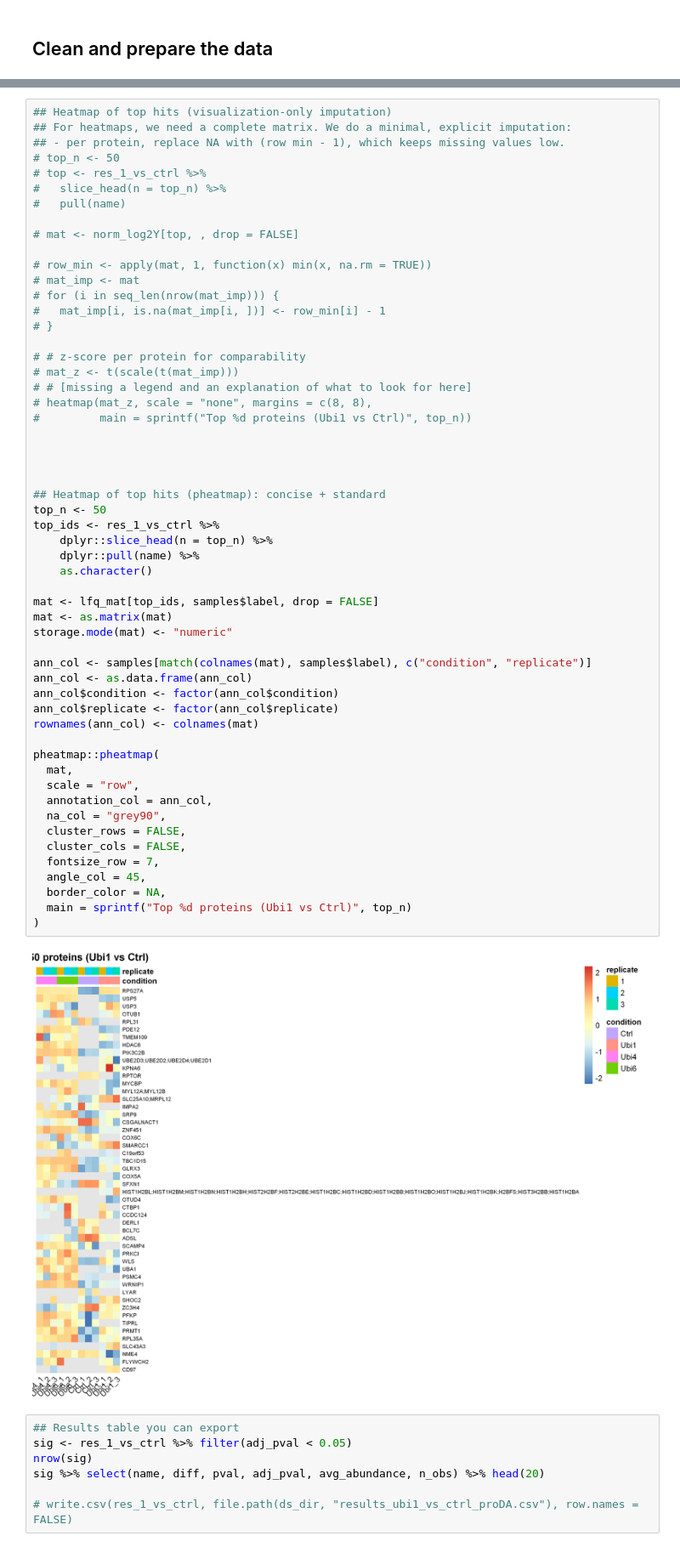
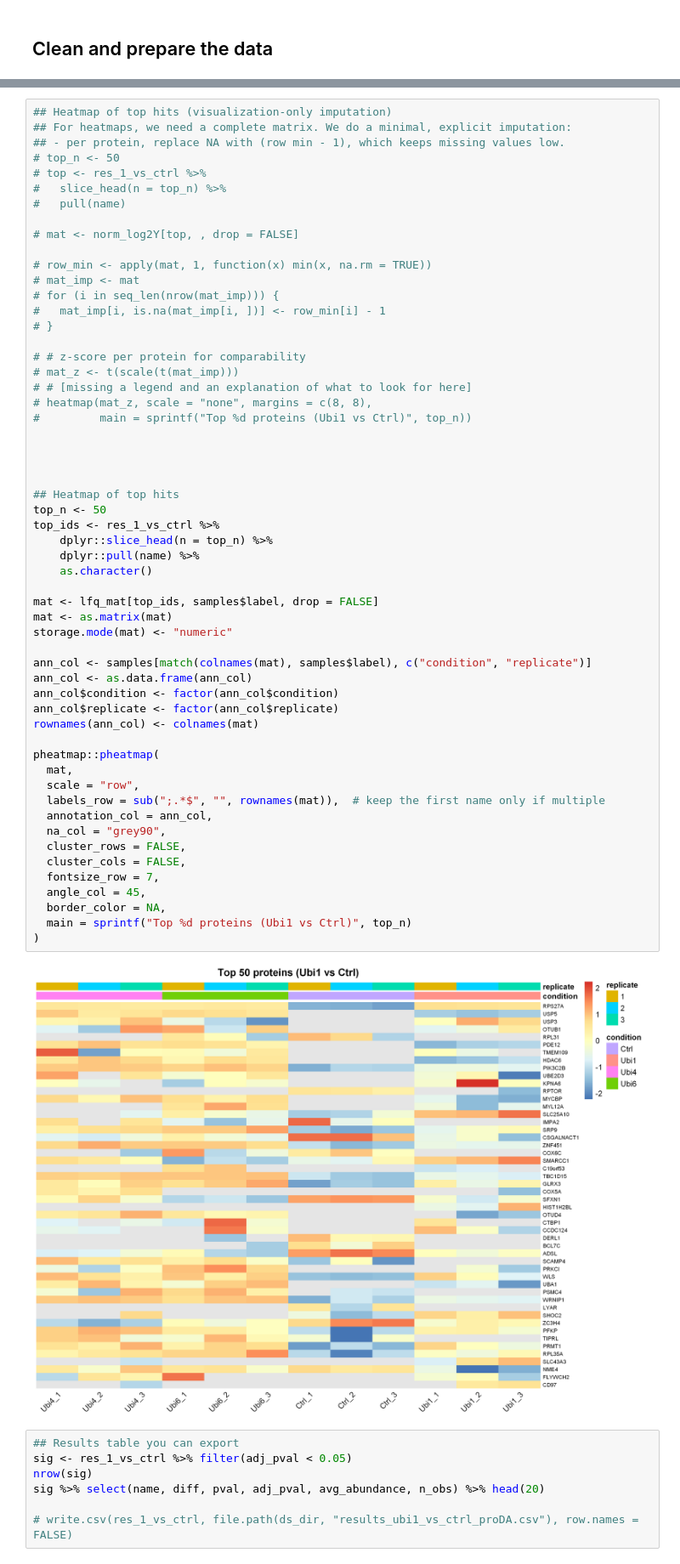
Before and after one commit to meshik/bioinformatics-code-hub, a Jupyter notebook: proteomics/differential_abundance/r.ipynb, the cells around one changed output, grey strips where cells are left out. Shown at 85% size. Cells and saved outputs as stored; diff of their text form.

Commit message:
fix heatmap row name expansion

```diff
--- a/proteomics/differential_abundance/r.ipynb
+++ b/proteomics/differential_abundance/r.ipynb
@@ -301,37 +301,38 @@ Warning message:
 
 
 
-## Heatmap of top hits (pheatmap): concise + standard
+## Heatmap of top hits
 top_n <- 50
 top_ids <- res_1_vs_ctrl %>%
 	dplyr::slice_head(n = top_n) %>%
 	dplyr::pull(name) %>%
 	as.character()
 
 mat <- lfq_mat[top_ids, samples$label, drop = FALSE]
 mat <- as.matrix(mat)
 storage.mode(mat) <- "numeric"
 
 ann_col <- samples[match(colnames(mat), samples$label), c("condition", "replicate")]
 ann_col <- as.data.frame(ann_col)
 ann_col$condition <- factor(ann_col$condition)
 ann_col$replicate <- factor(ann_col$replicate)
 rownames(ann_col) <- colnames(mat)
 
 pheatmap::pheatmap(
   mat,
   scale = "row",
+  labels_row = sub(";.*$", "", rownames(mat)),  # keep the first name only if multiple
   annotation_col = ann_col,
   na_col = "grey90",
   cluster_rows = FALSE,
   cluster_cols = FALSE,
   fontsize_row = 7,
   angle_col = 45,
   border_color = NA,
   main = sprintf("Top %d proteins (Ubi1 vs Ctrl)", top_n)
 )
 # %% [output]
-[figure, old version]
+[figure, new version]
 # %%
 ## Results table you can export
 sig <- res_1_vs_ctrl %>% filter(adj_pval < 0.05)
```
Also changed, not shown: parts of 4 cells of this notebook.
